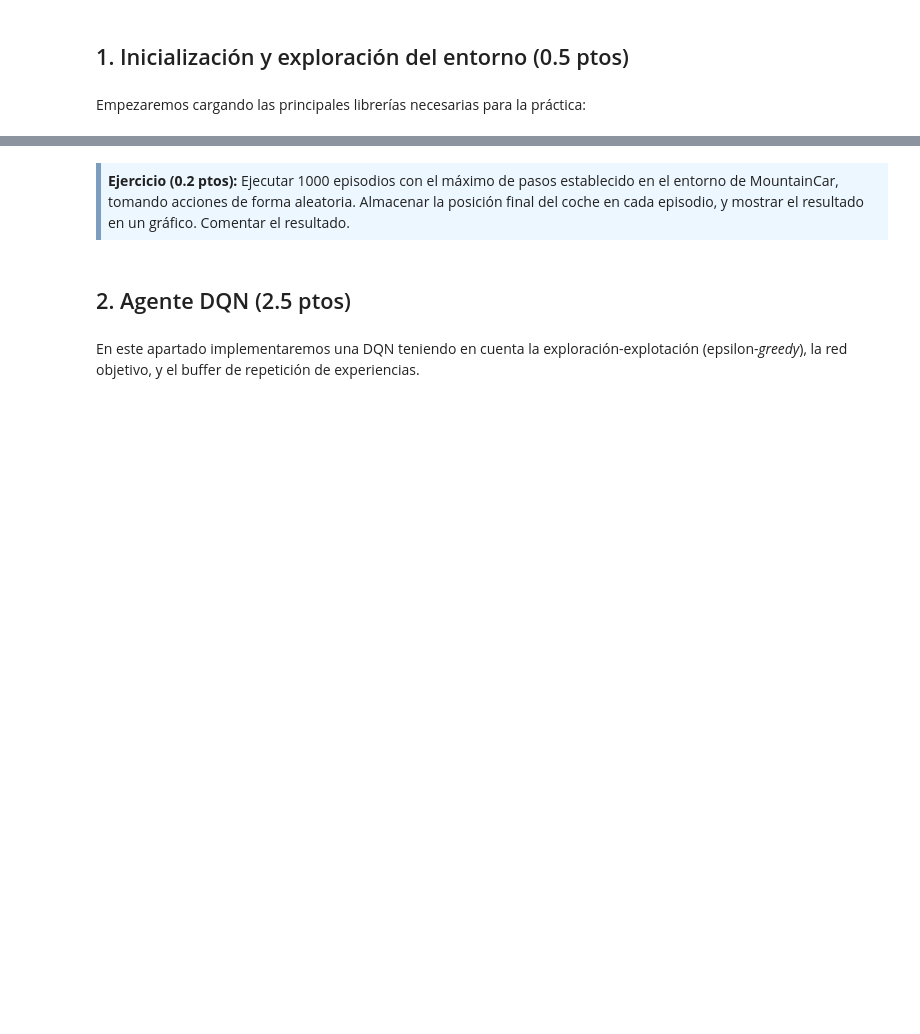
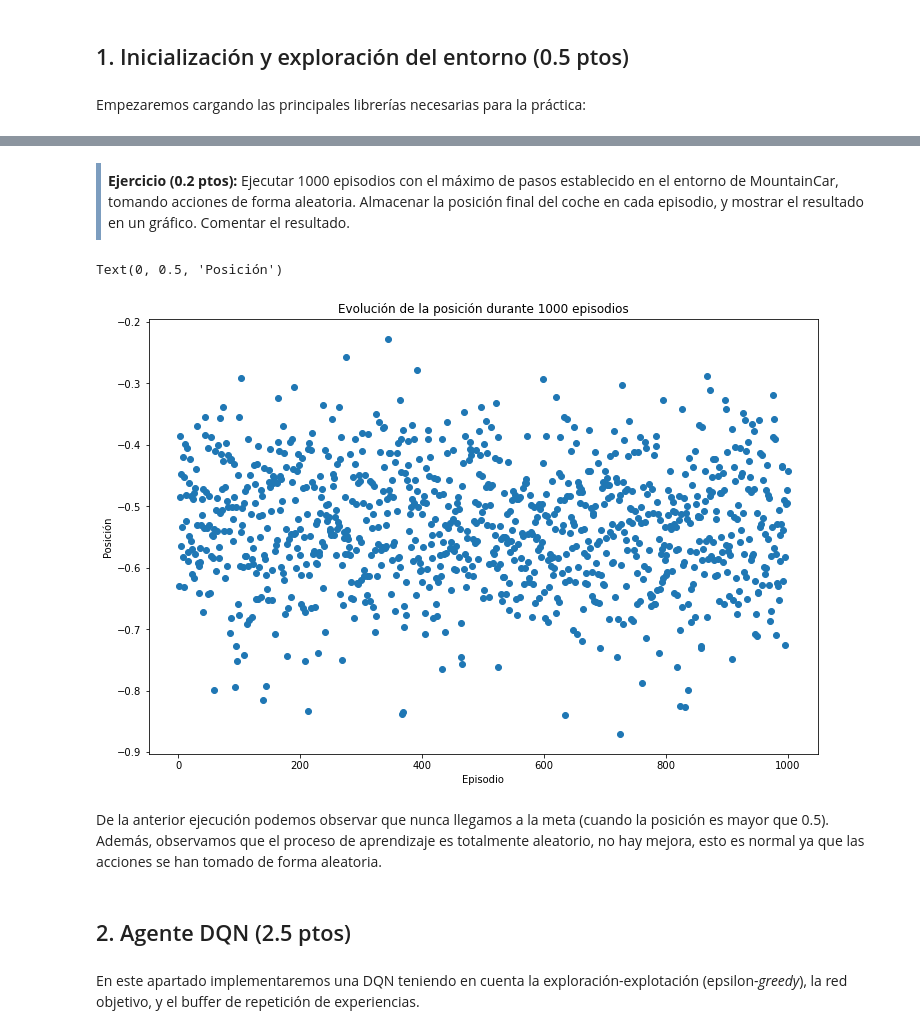
Before and after one commit to mariousm/Data-Science-Master, a Jupyter notebook: 2021-22/PrimerSemestre/Reinforcement/PEC2/UbiernaSanMamesMario_PEC2.ipynb, the cells around one changed output, grey strips where cells are left out. Saved outputs shown, nothing was run; the diff lists cells and outputs as text; code cells hidden in the pictures; blank space fills up the shorter version.

```diff
--- a/2021-22/PrimerSemestre/Reinforcement/PEC2/UbiernaSanMamesMario_PEC2.ipynb
+++ b/2021-22/PrimerSemestre/Reinforcement/PEC2/UbiernaSanMamesMario_PEC2.ipynb
@@ -84,0 +115,22 @@ env = None
+# %%
+num_episodios = 10
+num_pasos = 100
+
+for episodio in range(num_episodios):
+    obs = env.reset()
+    print("***********")
+    print("Episode: " + str(episodio + 1))
+    print("***********")
+
+    for paso in range(num_pasos):
+        linea = ""
+        # Añadimos la observación
+        linea += str(obs)
+        # Añadimos la acción
+        accion = env.action_space.sample()
+        linea += " -> " + translate_action(accion)
+
+        new_obs, reward, done, info = env.step(accion)
+        obs = new_obs
+
+        print(linea)
@@ -85,7 +155,34 @@ env = None
 # %% [markdown]
-<div style="background-color: #EDF7FF; border-color: #7C9DBF; border-left: 5px solid #7C9DBF; padding: 0.5em;">
+<div style="background-color: #grey; border-color: #7C9DBF; border-left: 5px solid #7C9DBF; padding: 0.5em;">
 <strong>Ejercicio (0.2 ptos):</strong> Ejecutar 1000 episodios con el máximo de pasos establecido en el entorno de MountainCar, tomando acciones de forma aleatoria. Almacenar la posición final del coche en cada episodio, y mostrar el resultado en un gráfico. Comentar el resultado.
 </div>
+# %%
+num_episodios = 1000
+num_pasos = 200
+pos_episodio = []
+
+for episodio in range(num_episodios):
+    obs = env.reset()
+    pos_paso = []
+
+    for paso in range(num_pasos):
+        pos_paso.append(obs[0])
+        accion = env.action_space.sample()
+        new_obs, reward, done, info = env.step(accion)
+        obs = new_obs
+
+    pos_episodio.append(pos_paso[-1])
+
+fig, ax = plt.subplots(figsize=(12,8))
+plt.scatter(range(1, num_episodios + 1), pos_episodio)
+plt.title("Evolución de la posición durante {} episodios".format(num_episodios))
+plt.xlabel("Episodio")
+plt.ylabel("Posición")
+# %% [output]
+Text(0, 0.5, 'Posición')
+[figure, added]
+# %% [markdown]
+De la anterior ejecución podemos observar que nunca llegamos a la meta (cuando la posición es mayor que 0.5). Además, observamos que el proceso de aprendizaje es totalmente aleatorio, no hay mejora, esto es normal ya que las acciones se han tomado de forma aleatoria.
 # %% [markdown]
 ## 2. Agente DQN (2.5 ptos)
 # %% [markdown]
```
Also changed, not shown: parts of 28 cells of this notebook.
